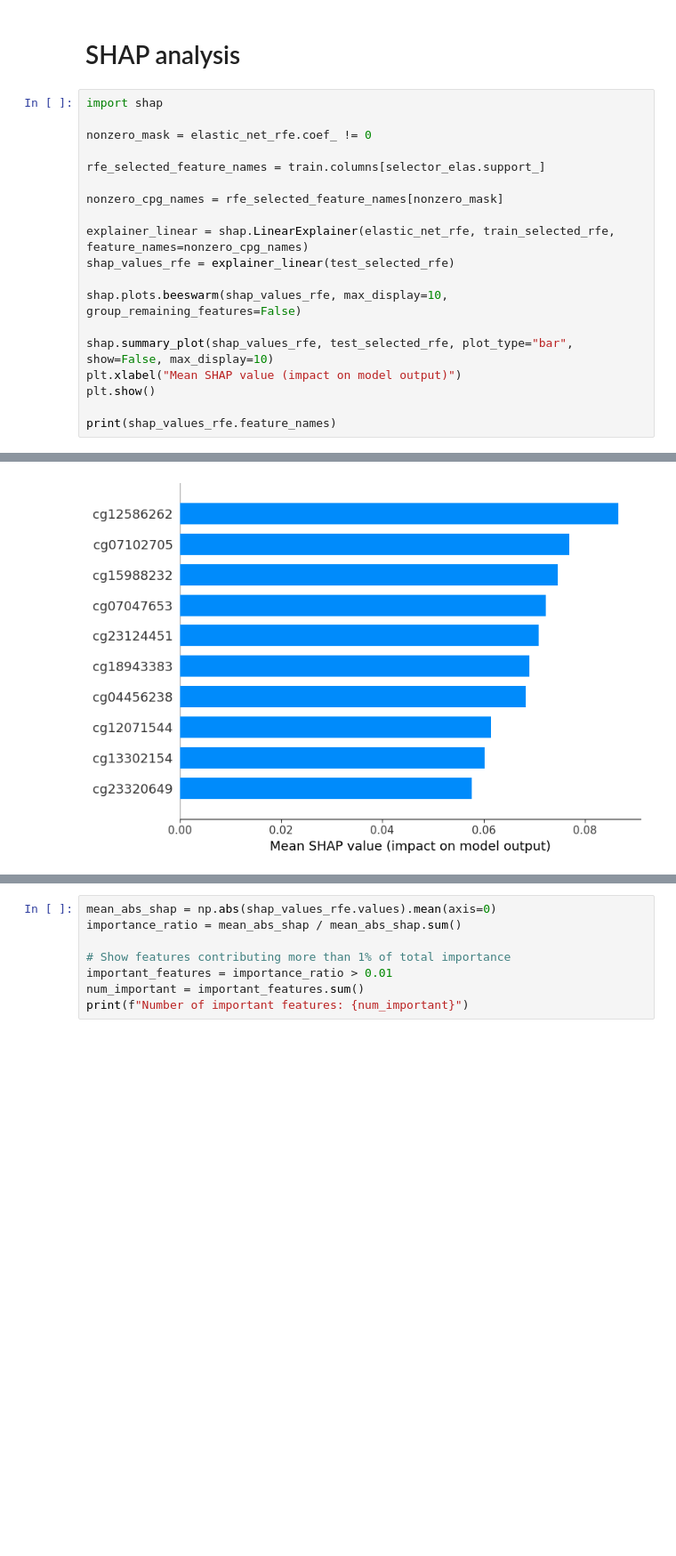
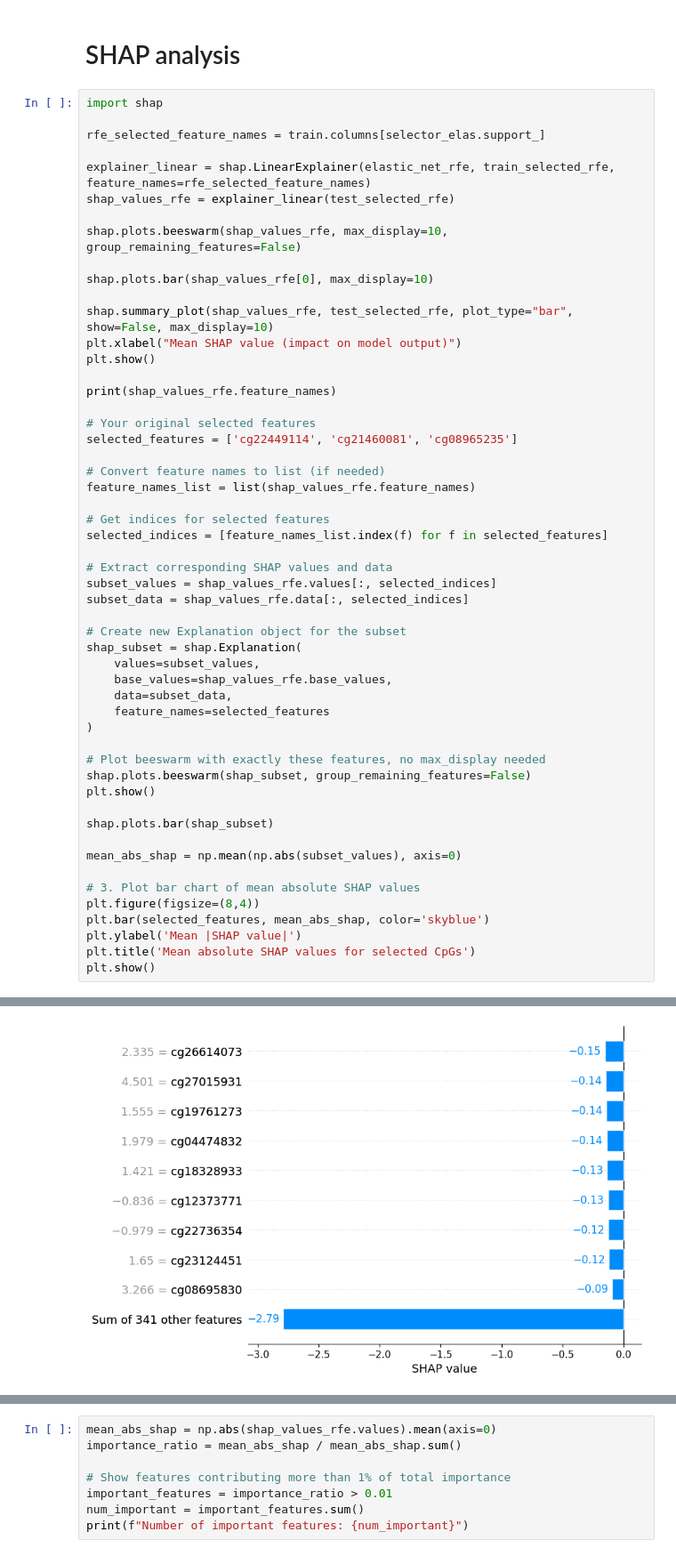
Before and after one commit to elena011/rp-delft, a Jupyter notebook: models/best_models.ipynb, the cells around one changed output, grey strips where cells are left out. Shown: that part at 89% size. Drawn from its saved outputs; the diff is of its cells as text; blank space fills up the shorter version.

Commit message:
shap of 3 cgs

```diff
--- a/models/best_models.ipynb
+++ b/models/best_models.ipynb
@@ -499,20 +499,54 @@ Parameters: { "predictor" } are not used.
 # %%
 import shap
 
-nonzero_mask = elastic_net_rfe.coef_ != 0
-
 rfe_selected_feature_names = train.columns[selector_elas.support_]
 
-nonzero_cpg_names = rfe_selected_feature_names[nonzero_mask]
-
-explainer_linear = shap.LinearExplainer(elastic_net_rfe, train_selected_rfe, feature_names=nonzero_cpg_names)
+explainer_linear = shap.LinearExplainer(elastic_net_rfe, train_selected_rfe, feature_names=rfe_selected_feature_names)
 shap_values_rfe = explainer_linear(test_selected_rfe)
 
 shap.plots.beeswarm(shap_values_rfe, max_display=10, group_remaining_features=False)
+
+shap.plots.bar(shap_values_rfe[0], max_display=10)
 
 shap.summary_plot(shap_values_rfe, test_selected_rfe, plot_type="bar", show=False, max_display=10)
 plt.xlabel("Mean SHAP value (impact on model output)")
 plt.show()
 
 print(shap_values_rfe.feature_names)
+
+# Your original selected features
+selected_features = ['cg22449114', 'cg21460081', 'cg08965235']
+
+# Convert feature names to list (if needed)
+feature_names_list = list(shap_values_rfe.feature_names)
+
+# Get indices for selected features
+selected_indices = [feature_names_list.index(f) for f in selected_features]
+
+# Extract corresponding SHAP values and data
+subset_values = shap_values_rfe.values[:, selected_indices]
+subset_data = shap_values_rfe.data[:, selected_indices]
+
+# Create new Explanation object for the subset
+shap_subset = shap.Explanation(
+    values=subset_values,
+    base_values=shap_values_rfe.base_values,
+    data=subset_data,
+    feature_names=selected_features
+)
+
+# Plot beeswarm with exactly these features, no max_display needed
+shap.plots.beeswarm(shap_subset, group_remaining_features=False)
+plt.show()
+
+shap.plots.bar(shap_subset)
+
+mean_abs_shap = np.mean(np.abs(subset_values), axis=0)
+
+# 3. Plot bar chart of mean absolute SHAP values
+plt.figure(figsize=(8,4))
+plt.bar(selected_features, mean_abs_shap, color='skyblue')
+plt.ylabel('Mean |SHAP value|')
+plt.title('Mean absolute SHAP values for selected CpGs')
+plt.show()
 # %% [output]
@@ -520 +554 @@ print(shap_values_rfe.feature_names)
-[figure, old version]
+[figure, new version]
```
Also changed, not shown: parts of 2 cells of this notebook.
